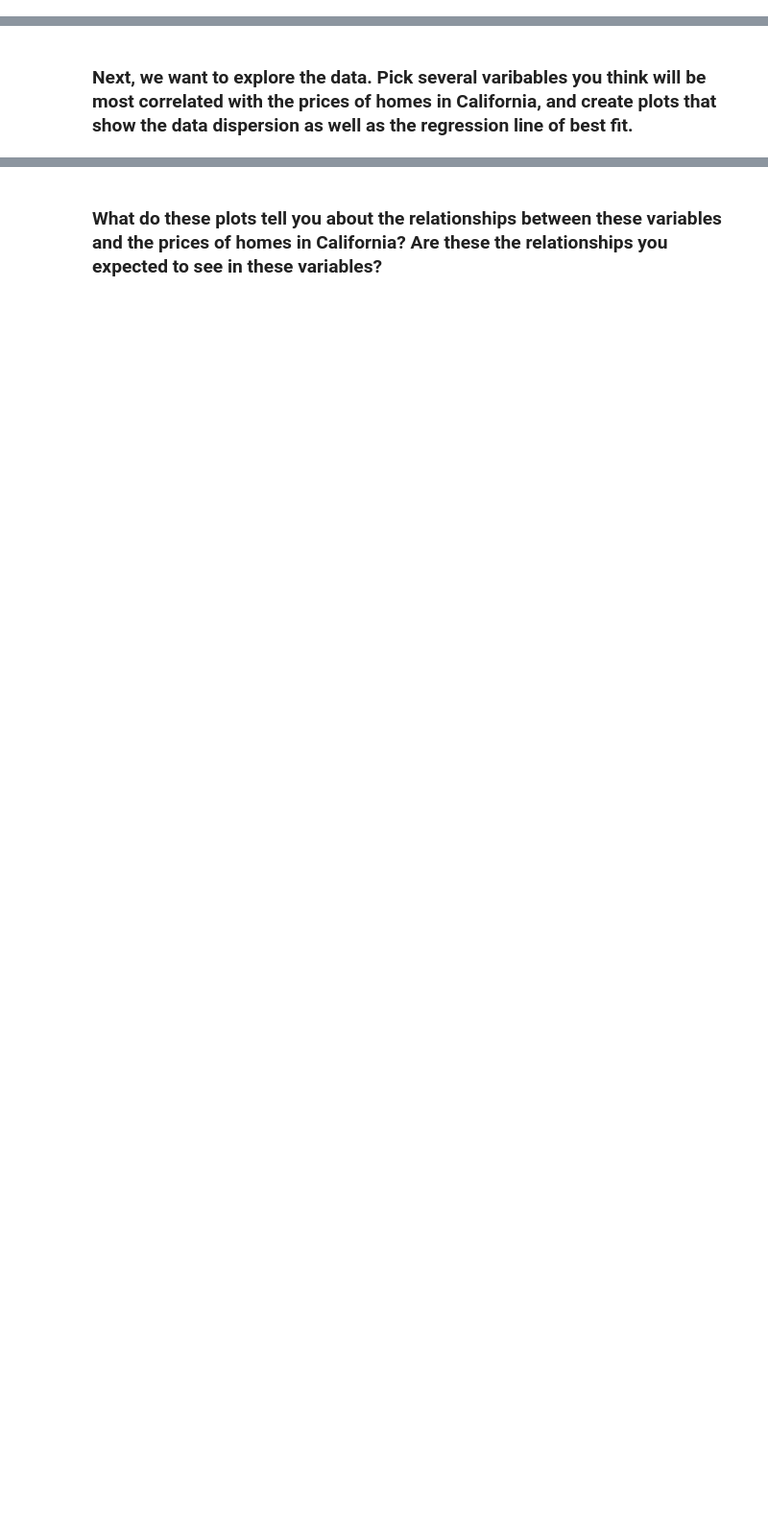
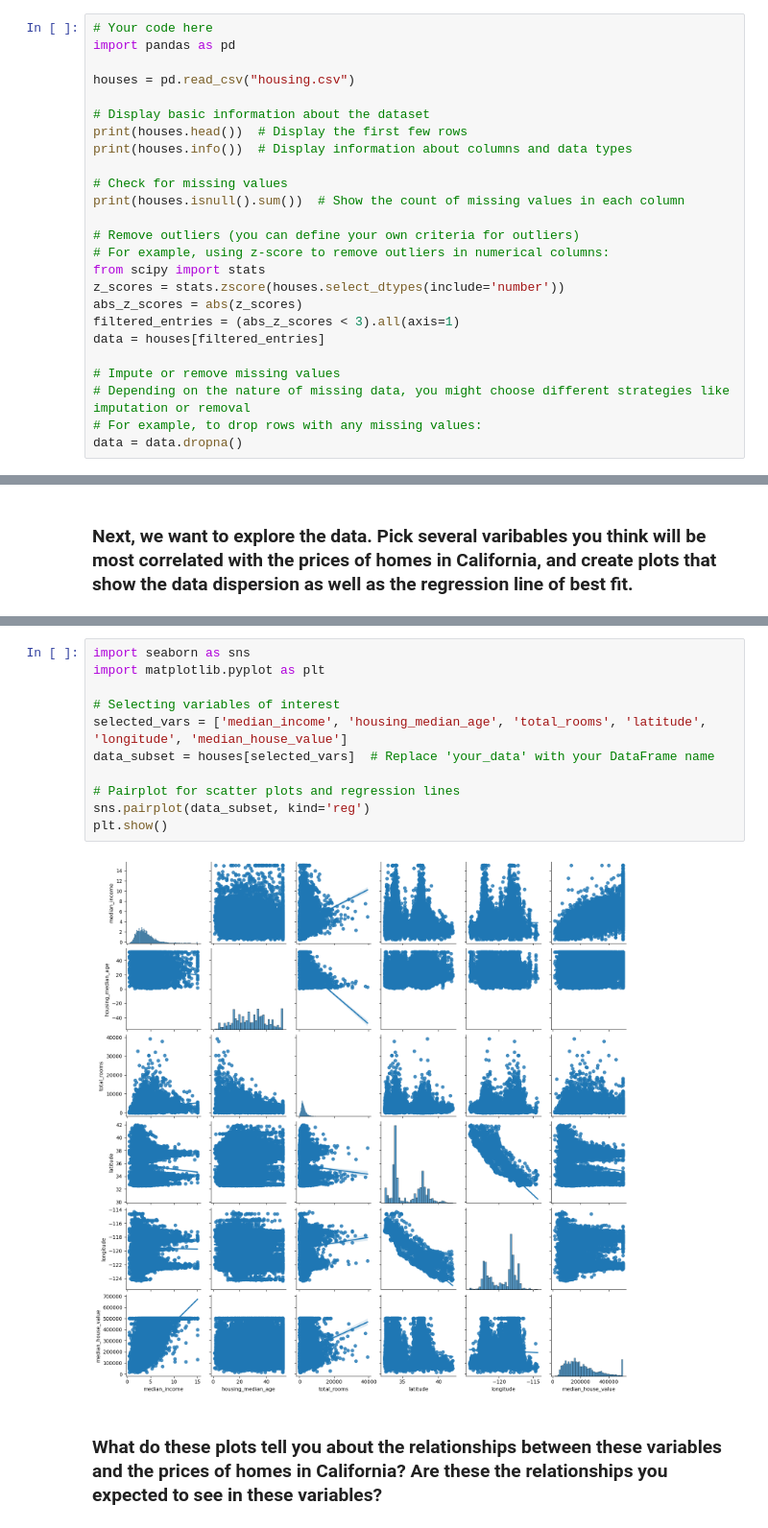
Before and after one commit to ta-data-lis/lab-problems-in-ml, a Jupyter notebook: your-code/lab_california_housing.ipynb, the cells around one changed output, grey strips where cells are left out. Shown: that part at 96% size. Saved outputs shown, nothing was run; the diff lists cells and outputs as text; blank space fills up the shorter version.

```diff
--- a/your-code/lab_california_housing.ipynb
+++ b/your-code/lab_california_housing.ipynb
@@ -15,0 +14,25 @@ Since we want to predict the value of houses, the **target variable**, `'MedHous
+# %%
+# Your code here
+import pandas as pd
+
+houses = pd.read_csv("housing.csv")
+
+# Display basic information about the dataset
+print(houses.head())  # Display the first few rows
+print(houses.info())  # Display information about columns and data types
+
+# Check for missing values
+print(houses.isnull().sum())  # Show the count of missing values in each column
+
+# Remove outliers (you can define your own criteria for outliers)
+# For example, using z-score to remove outliers in numerical columns:
+from scipy import stats
+z_scores = stats.zscore(houses.select_dtypes(include='number'))
+abs_z_scores = abs(z_scores)
+filtered_entries = (abs_z_scores < 3).all(axis=1)
+data = houses[filtered_entries]
+
+# Impute or remove missing values
+# Depending on the nature of missing data, you might choose different strategies like imputation or removal
+# For example, to drop rows with any missing values:
+data = data.dropna()
@@ -20,2 +59,15 @@ Since we want to predict the value of houses, the **target variable**, `'MedHous
+# %%
+import seaborn as sns
+import matplotlib.pyplot as plt
+
+# Selecting variables of interest
+selected_vars = ['median_income', 'housing_median_age', 'total_rooms', 'latitude', 'longitude', 'median_house_value']
+data_subset = houses[selected_vars]  # Replace 'your_data' with your DataFrame name
+
+# Pairplot for scatter plots and regression lines
+sns.pairplot(data_subset, kind='reg')
+plt.show()
+# %% [output]
+[figure, added]
 # %% [markdown]
 ### What do these plots tell you about the relationships between these variables and the prices of homes in California? Are these the relationships you expected to see in these variables?
```
Also changed, not shown: parts of 21 cells of this notebook, 1 other file.
